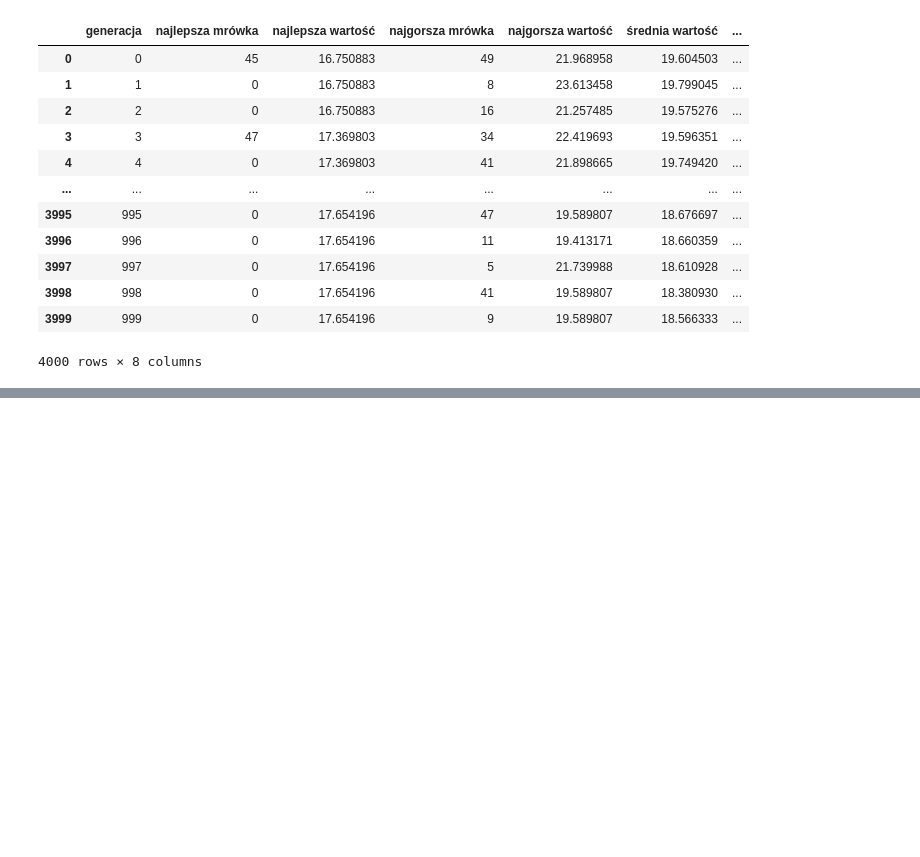
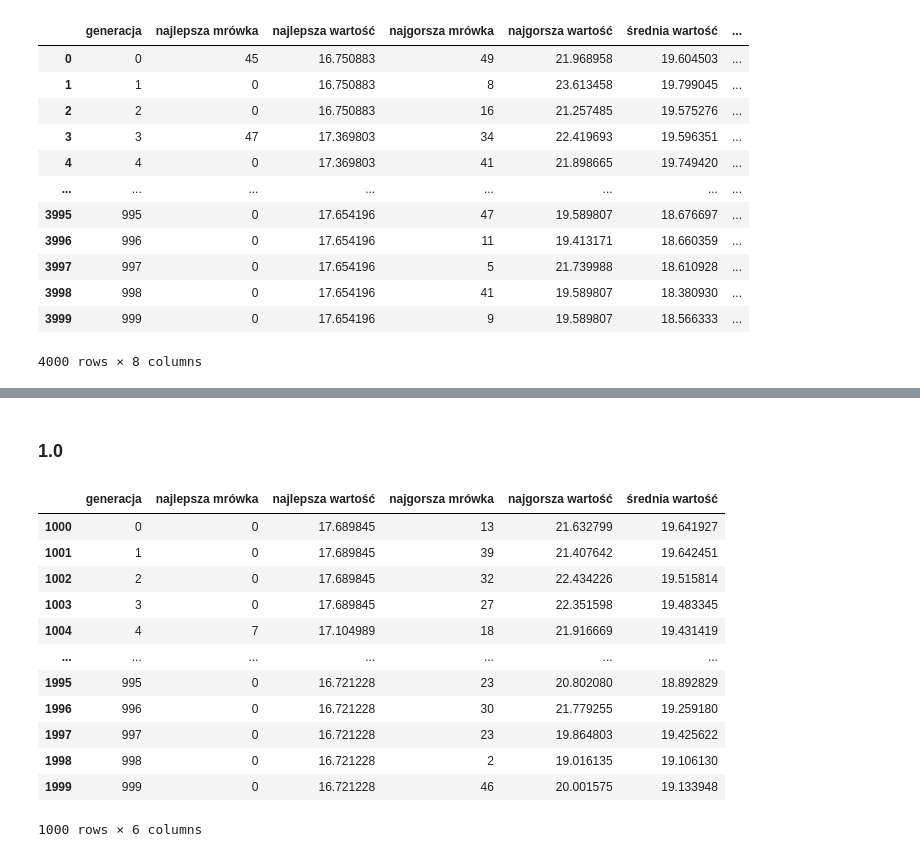
Before and after one commit to christopher-dabrowski/POSI-C4, a Jupyter notebook: Analiza danych.ipynb, the cells around one changed output, grey strips where cells are left out. Saved outputs shown, nothing was run; the diff lists cells and outputs as text; code cells hidden in the pictures; blank space fills up the shorter version.

```diff
--- a/Analiza danych.ipynb
+++ b/Analiza danych.ipynb
@@ -103,0 +169,21 @@ memory usage: 250.1+ KB
+# %% [markdown]
+### 1.0
+# %%
+df_aco_alfa_10 = df_aco_alfa.query('`wartość parametru` == 1.0').drop(['testowany parametr', 'wartość parametru'], axis=1)
+name = 'aco_alfa = 1.0'
+df = df_aco_alfa_10
+df
+# %% [output]
+|  | generacja | najlepsza mrówka | najlepsza wartość | najgorsza mrówka | najgorsza wartość | średnia wartość |
+| 1000 | 0 | 0 | 17.689845 | 13 | 21.632799 | 19.641927 |
+| 1001 | 1 | 0 | 17.689845 | 39 | 21.407642 | 19.642451 |
+| 1002 | 2 | 0 | 17.689845 | 32 | 22.434226 | 19.515814 |
+| 1003 | 3 | 0 | 17.689845 | 27 | 22.351598 | 19.483345 |
+| 1004 | 4 | 7 | 17.104989 | 18 | 21.916669 | 19.431419 |
+| ... | ... | ... | ... | ... | ... | ... |
+| 1995 | 995 | 0 | 16.721228 | 23 | 20.802080 | 18.892829 |
+| 1996 | 996 | 0 | 16.721228 | 30 | 21.779255 | 19.259180 |
+| 1997 | 997 | 0 | 16.721228 | 23 | 19.864803 | 19.425622 |
+| 1998 | 998 | 0 | 16.721228 | 2 | 19.016135 | 19.106130 |
+| 1999 | 999 | 0 | 16.721228 | 46 | 20.001575 | 19.133948 |
+1000 rows × 6 columns
```
Also changed, not shown: parts of 19 cells of this notebook.
